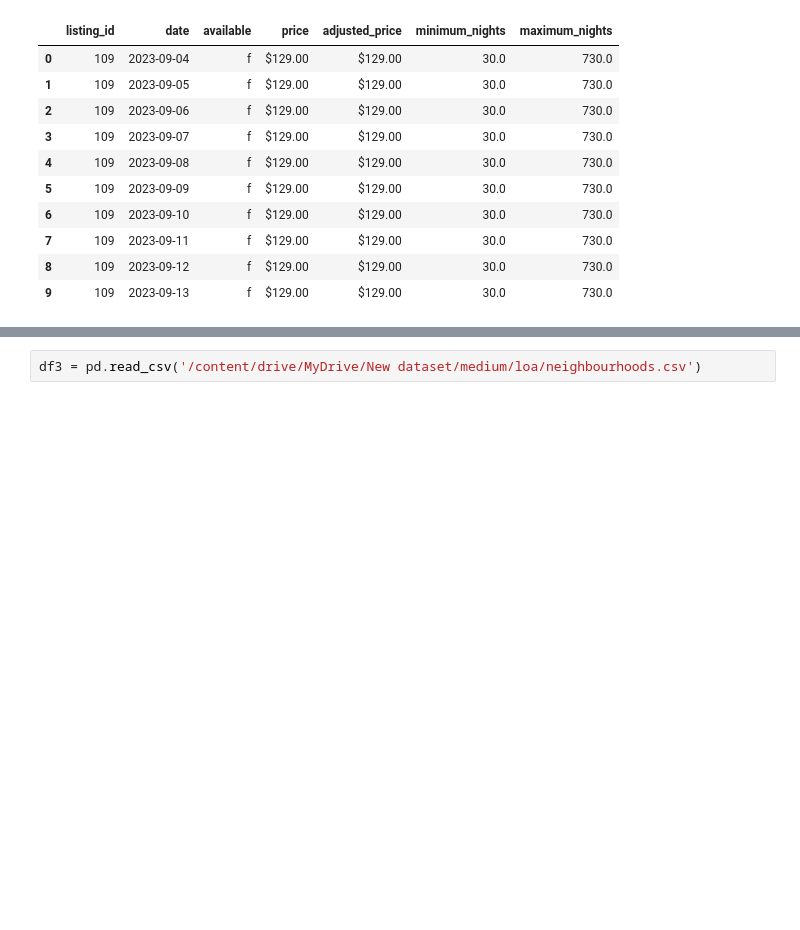
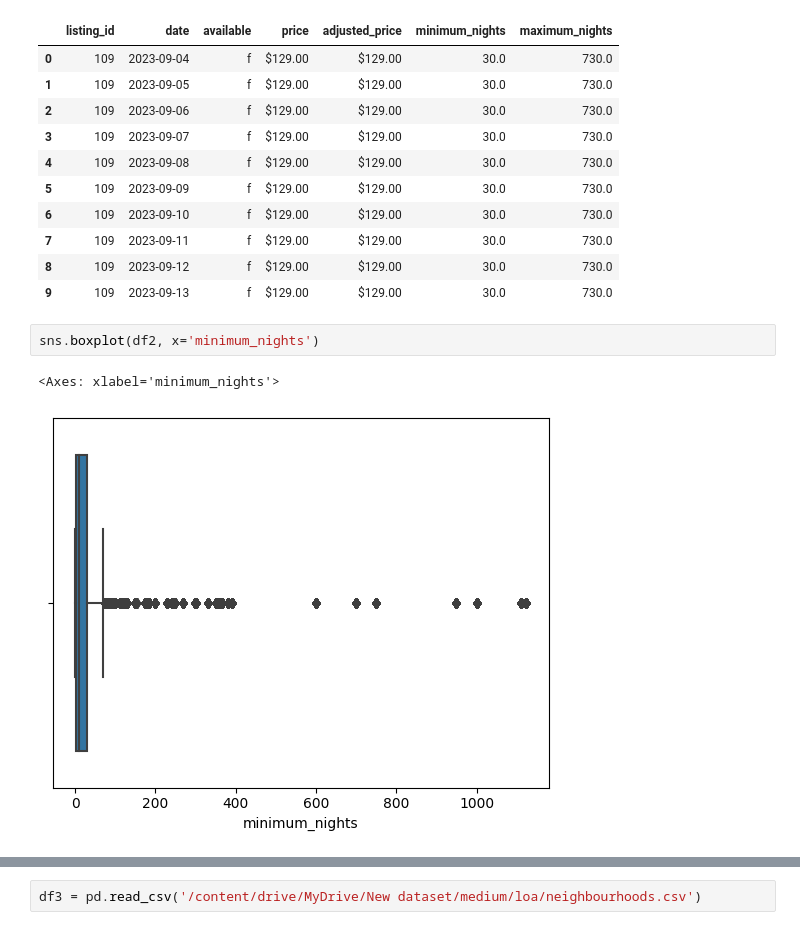
Before and after one commit to zinakhazaee/Visualization, a Jupyter notebook: airbnb.ipynb, the cells around one changed output, grey strips where cells are left out. Cells and saved outputs as stored; diff of their text form; blank space fills up the shorter version.

```diff
--- a/airbnb.ipynb
+++ b/airbnb.ipynb
@@ -251,3 +264,8 @@ df2.head(10)
 | 7 | 109 | 2023-09-11 | f | $129.00 | $129.00 | 30.0 | 730.0 |
 | 8 | 109 | 2023-09-12 | f | $129.00 | $129.00 | 30.0 | 730.0 |
 | 9 | 109 | 2023-09-13 | f | $129.00 | $129.00 | 30.0 | 730.0 |
+# %%
+sns.boxplot(df2, x='minimum_nights')
+# %% [output]
+<Axes: xlabel='minimum_nights'>
+[figure, added]
```
Also changed, not shown: parts of 4 cells of this notebook.
